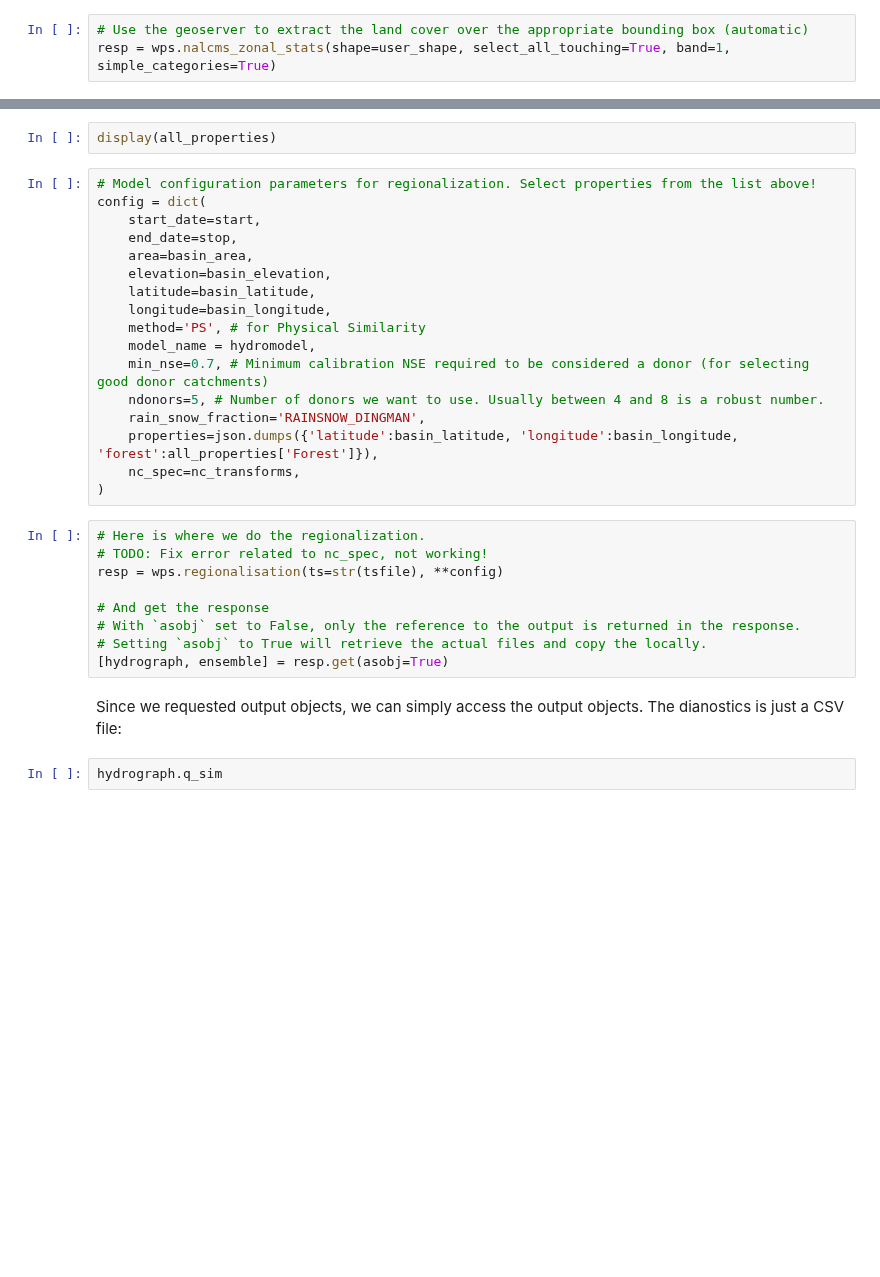
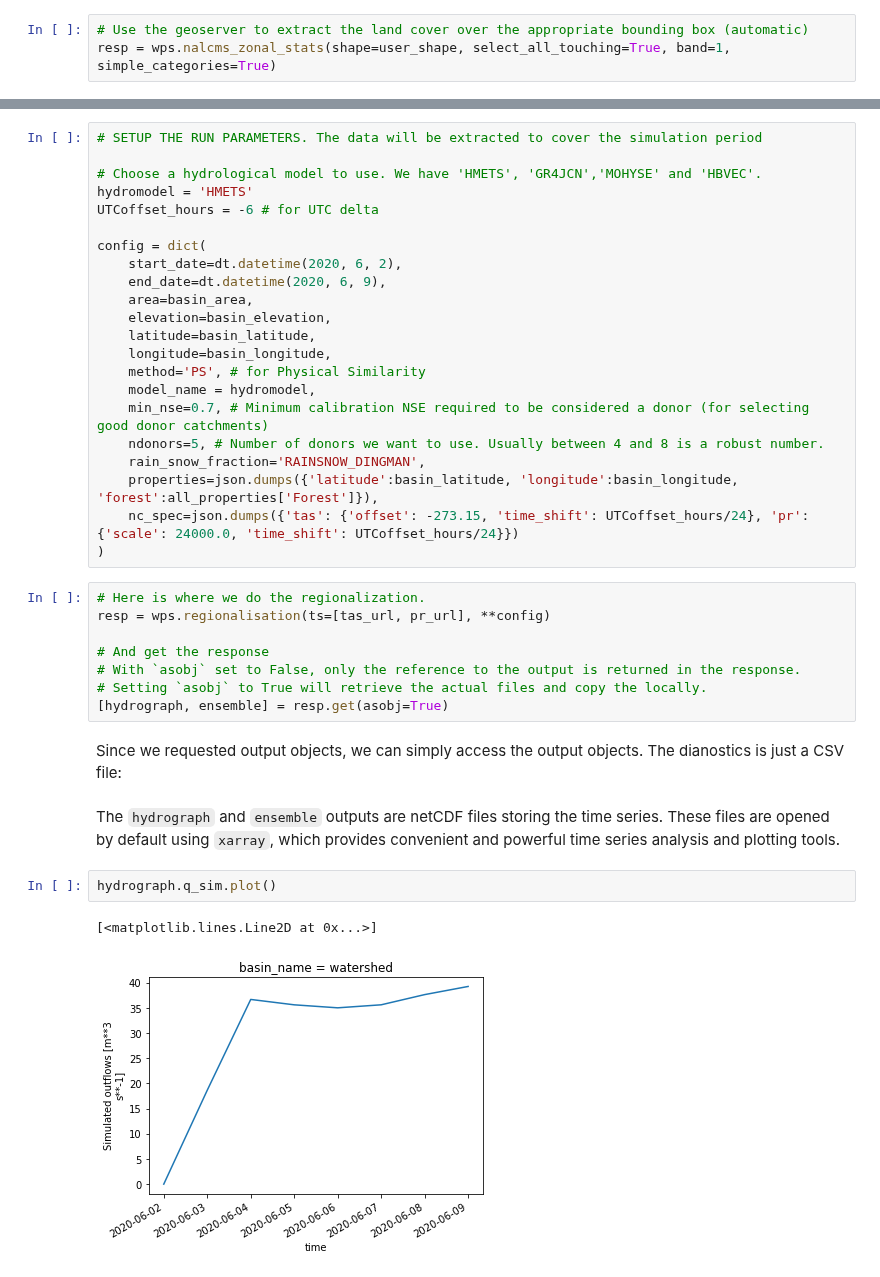
Before and after one commit to Ouranosinc/raven, a Jupyter notebook: docs/source/notebooks/Full_process_example_1.ipynb, the cells around one changed output, grey strips where cells are left out. Cells and saved outputs as stored; diff of their text form; blank space fills up the shorter version.

Commit message:
fix nc_spec in regionalization wps. update notebooks

```diff
--- a/docs/source/notebooks/Full_process_example_1.ipynb
+++ b/docs/source/notebooks/Full_process_example_1.ipynb
@@ -297,10 +225,13 @@ help(wps.regionalisation)
-# %%
-display(all_properties)
 # %%
-# Model configuration parameters for regionalization. Select properties from the list above!
+# SETUP THE RUN PARAMETERS. The data will be extracted to cover the simulation period
+
+# Choose a hydrological model to use. We have 'HMETS', 'GR4JCN','MOHYSE' and 'HBVEC'.
+hydromodel = 'HMETS'
+UTCoffset_hours = -6 # for UTC delta
+
 config = dict(
-    start_date=start,
-    end_date=stop,
+    start_date=dt.datetime(2020, 6, 2),
+    end_date=dt.datetime(2020, 6, 9),
     area=basin_area,
     elevation=basin_elevation,
     latitude=basin_latitude,
@@ -311,12 +242,11 @@ config = dict(
     ndonors=5, # Number of donors we want to use. Usually between 4 and 8 is a robust number.
     rain_snow_fraction='RAINSNOW_DINGMAN',
     properties=json.dumps({'latitude':basin_latitude, 'longitude':basin_longitude, 'forest':all_properties['Forest']}),
-    nc_spec=nc_transforms,
+    nc_spec=json.dumps({'tas': {'offset': -273.15, 'time_shift': UTCoffset_hours/24}, 'pr': {'scale': 24000.0, 'time_shift': UTCoffset_hours/24}})
 )
 # %%
 # Here is where we do the regionalization.
-# TODO: Fix error related to nc_spec, not working!
-resp = wps.regionalisation(ts=str(tsfile), **config)
+resp = wps.regionalisation(ts=[tas_url, pr_url], **config)
 
 # And get the response
 # With `asobj` set to False, only the reference to the output is returned in the response.
@@ -324,5 +254,10 @@ resp = wps.regionalisation(ts=str(tsfile), **config)
 [hydrograph, ensemble] = resp.get(asobj=True)
 # %% [markdown]
 Since we requested output objects, we can simply access the output objects. The dianostics is just a CSV file:
+# %% [markdown]
+The `hydrograph` and `ensemble` outputs are netCDF files storing the time series. These files are opened by default using `xarray`, which provides convenient and powerful time series analysis and plotting tools.
 # %%
-hydrograph.q_sim
+hydrograph.q_sim.plot()
+# %% [output]
+[<matplotlib.lines.Line2D at 0x...>]
+[figure, added]
```
Also changed, not shown: parts of 25 cells of this notebook, 5 other files.
